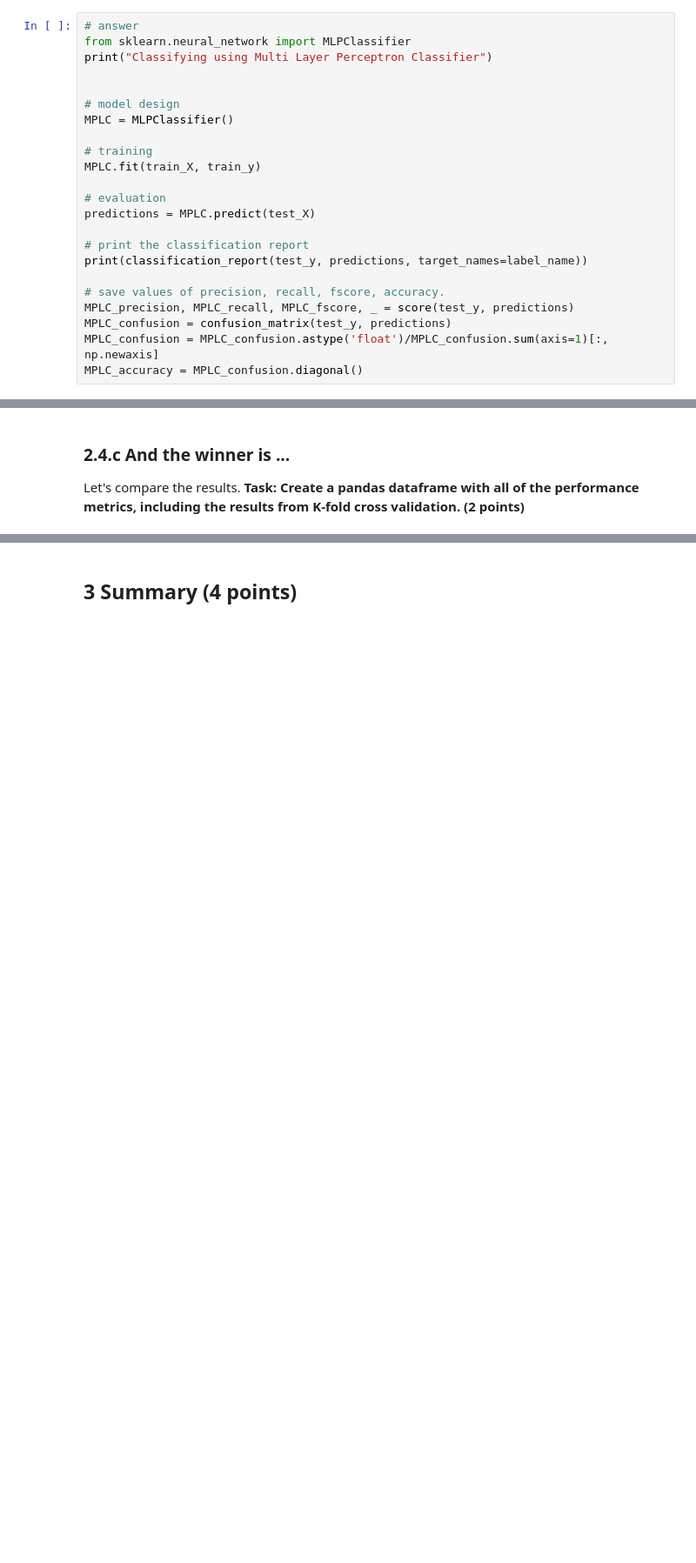
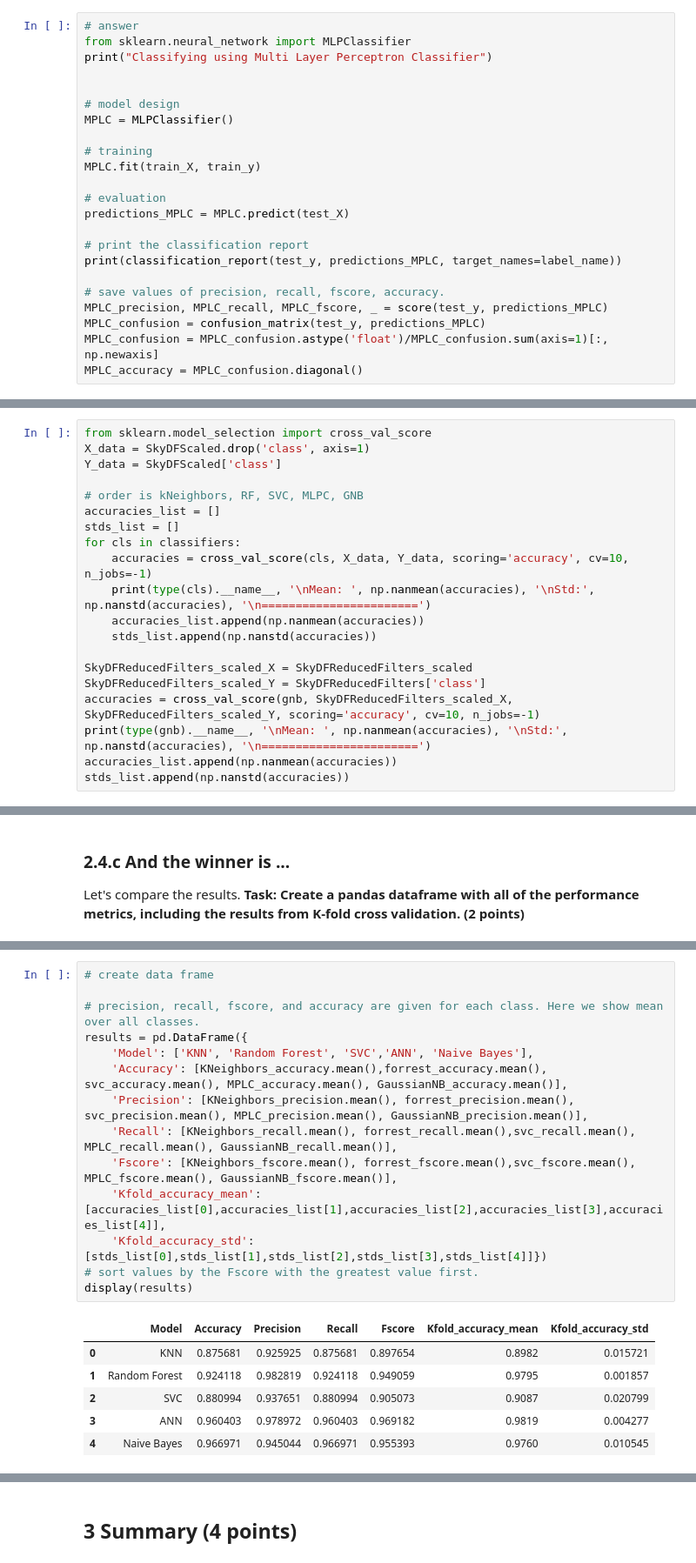
Before and after one commit to UW-ESS-DS/MLGEO2022_aodhan, a Jupyter notebook: homework7.ipynb, the cells around one changed output, grey strips where cells are left out. Shown at 87% size. Saved outputs shown, nothing was run; the diff lists cells and outputs as text; blank space fills up the shorter version.

```diff
--- a/homework7.ipynb
+++ b/homework7.ipynb
@@ -605,14 +607,14 @@ MPLC = MLPClassifier()
 MPLC.fit(train_X, train_y)
 
 # evaluation
-predictions = MPLC.predict(test_X)
+predictions_MPLC = MPLC.predict(test_X)
 
 # print the classification report
-print(classification_report(test_y, predictions, target_names=label_name))
+print(classification_report(test_y, predictions_MPLC, target_names=label_name))
 
 # save values of precision, recall, fscore, accuracy.
-MPLC_precision, MPLC_recall, MPLC_fscore, _ = score(test_y, predictions)
-MPLC_confusion = confusion_matrix(test_y, predictions)
+MPLC_precision, MPLC_recall, MPLC_fscore, _ = score(test_y, predictions_MPLC)
+MPLC_confusion = confusion_matrix(test_y, predictions_MPLC)
 MPLC_confusion = MPLC_confusion.astype('float')/MPLC_confusion.sum(axis=1)[:, np.newaxis]
 MPLC_accuracy = MPLC_confusion.diagonal()
 # %% [output]
@@ -648,0 +676,20 @@ from sklearn.model_selection import cross_val_score
+# %%
+from sklearn.model_selection import cross_val_score
+X_data = SkyDFScaled.drop('class', axis=1)
+Y_data = SkyDFScaled['class']
+
+# order is kNeighbors, RF, SVC, MLPC, GNB
+accuracies_list = []
+stds_list = []
+for cls in classifiers:
+    accuracies = cross_val_score(cls, X_data, Y_data, scoring='accuracy', cv=10, n_jobs=-1)
+    print(type(cls).__name__, '\nMean: ', np.nanmean(accuracies), '\nStd:', np.nanstd(accuracies), '\n=======================')
+    accuracies_list.append(np.nanmean(accuracies))
+    stds_list.append(np.nanstd(accuracies))
+
+SkyDFReducedFilters_scaled_X = SkyDFReducedFilters_scaled
+SkyDFReducedFilters_scaled_Y = SkyDFReducedFilters['class']
+accuracies = cross_val_score(gnb, SkyDFReducedFilters_scaled_X, SkyDFReducedFilters_scaled_Y, scoring='accuracy', cv=10, n_jobs=-1)
+print(type(gnb).__name__, '\nMean: ', np.nanmean(accuracies), '\nStd:', np.nanstd(accuracies), '\n=======================')
+accuracies_list.append(np.nanmean(accuracies))
+stds_list.append(np.nanstd(accuracies))
@@ -674,0 +728,21 @@ see the cell below
+# %%
+# create data frame
+
+# precision, recall, fscore, and accuracy are given for each class. Here we show mean over all classes.
+results = pd.DataFrame({
+    'Model': ['KNN', 'Random Forest', 'SVC','ANN', 'Naive Bayes'],
+    'Accuracy': [KNeighbors_accuracy.mean(),forrest_accuracy.mean(), svc_accuracy.mean(), MPLC_accuracy.mean(), GaussianNB_accuracy.mean()],
+    'Precision': [KNeighbors_precision.mean(), forrest_precision.mean(), svc_precision.mean(), MPLC_precision.mean(), GaussianNB_precision.mean()],
+    'Recall': [KNeighbors_recall.mean(), forrest_recall.mean(),svc_recall.mean(), MPLC_recall.mean(), GaussianNB_recall.mean()],
+    'Fscore': [KNeighbors_fscore.mean(), forrest_fscore.mean(),svc_fscore.mean(), MPLC_fscore.mean(), GaussianNB_fscore.mean()],
+    'Kfold_accuracy_mean': [accuracies_list[0],accuracies_list[1],accuracies_list[2],accuracies_list[3],accuracies_list[4]],
+    'Kfold_accuracy_std': [stds_list[0],stds_list[1],stds_list[2],stds_list[3],stds_list[4]]})
+# sort values by the Fscore with the greatest value first.
+display(results)
+# %% [output]
+|  | Model | Accuracy | Precision | Recall | Fscore | Kfold_accuracy_mean | Kfold_accuracy_std |
+| 0 | KNN | 0.875681 | 0.925925 | 0.875681 | 0.897654 | 0.8982 | 0.015721 |
+| 1 | Random Forest | 0.924118 | 0.982819 | 0.924118 | 0.949059 | 0.9795 | 0.001857 |
+| 2 | SVC | 0.880994 | 0.937651 | 0.880994 | 0.905073 | 0.9087 | 0.020799 |
+| 3 | ANN | 0.960403 | 0.978972 | 0.960403 | 0.969182 | 0.9819 | 0.004277 |
+| 4 | Naive Bayes | 0.966971 | 0.945044 | 0.966971 | 0.955393 | 0.9760 | 0.010545 |
```
Also changed, not shown: parts of 19 cells of this notebook.
